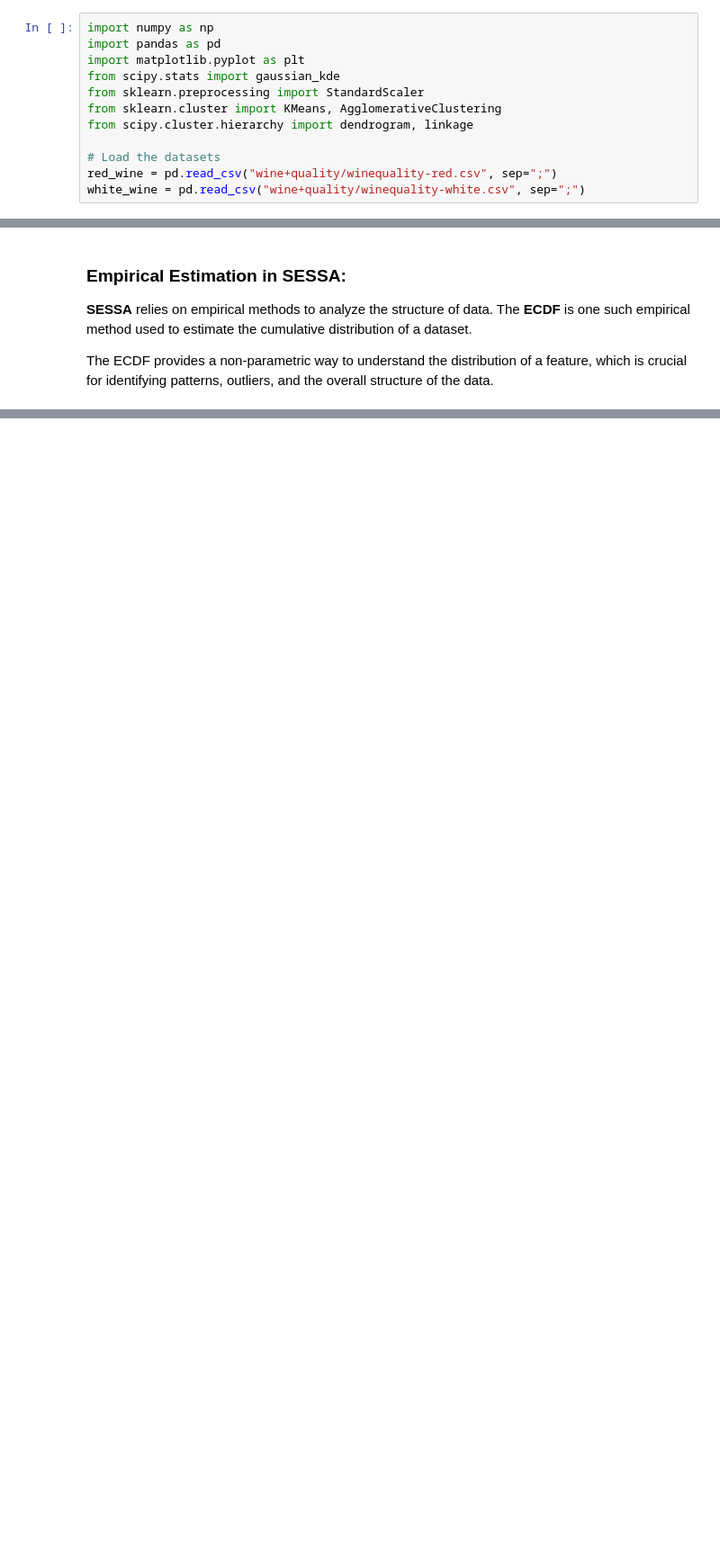
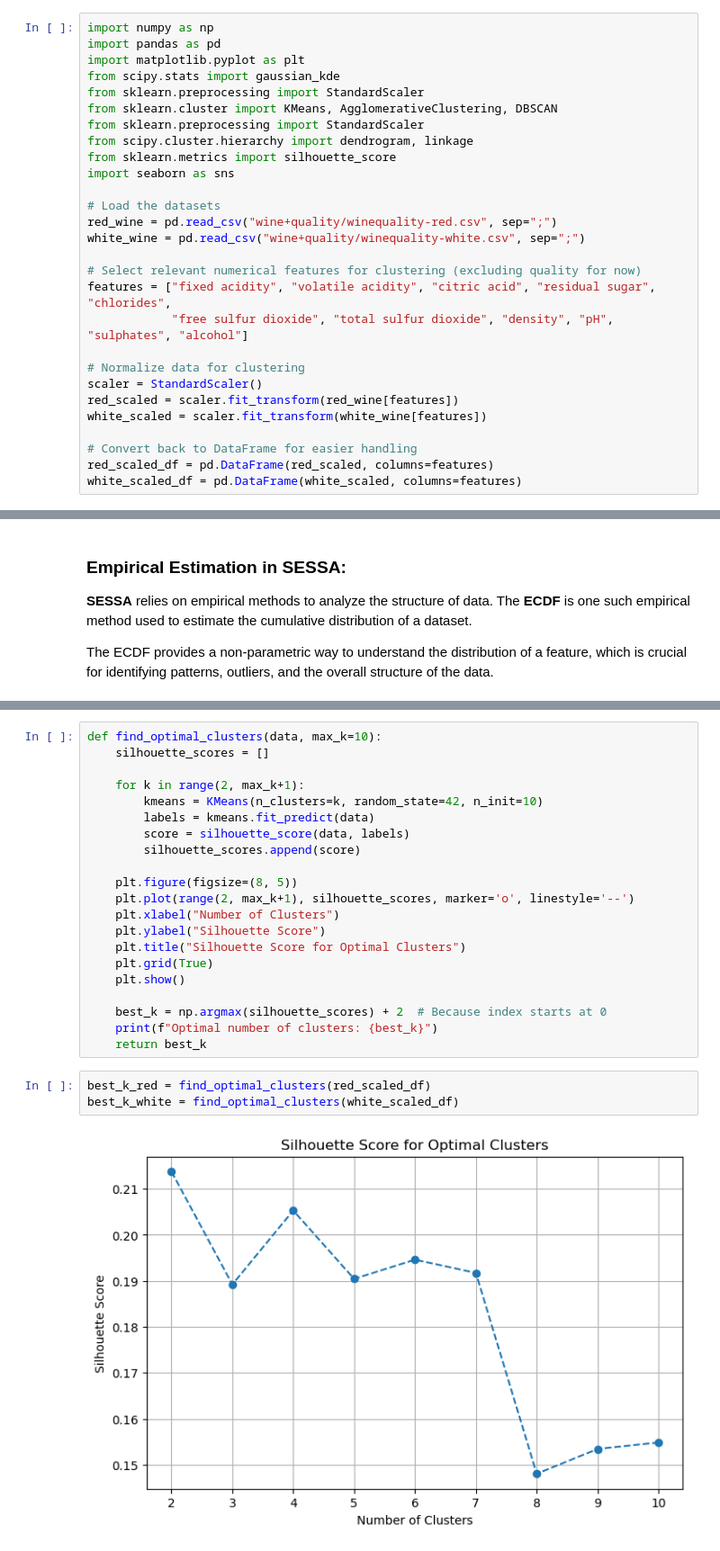
Before and after one commit to mykroble/Data_Analytics, a Jupyter notebook: sessa_assignment.ipynb, the cells around one changed output, grey strips where cells are left out. Shown at 90% size. Cells and saved outputs as stored; diff of their text form; blank space fills up the shorter version.

```diff
--- a/sessa_assignment.ipynb
+++ b/sessa_assignment.ipynb
@@ -6,9 +6,25 @@ import pandas as pd
 import matplotlib.pyplot as plt
 from scipy.stats import gaussian_kde
 from sklearn.preprocessing import StandardScaler
-from sklearn.cluster import KMeans, AgglomerativeClustering
+from sklearn.cluster import KMeans, AgglomerativeClustering, DBSCAN
+from sklearn.preprocessing import StandardScaler
 from scipy.cluster.hierarchy import dendrogram, linkage
+from sklearn.metrics import silhouette_score
+import seaborn as sns
 
 # Load the datasets
 red_wine = pd.read_csv("wine+quality/winequality-red.csv", sep=";")
 white_wine = pd.read_csv("wine+quality/winequality-white.csv", sep=";")
+
+# Select relevant numerical features for clustering (excluding quality for now)
+features = ["fixed acidity", "volatile acidity", "citric acid", "residual sugar", "chlorides",
+            "free sulfur dioxide", "total sulfur dioxide", "density", "pH", "sulphates", "alcohol"]
+
+# Normalize data for clustering
+scaler = StandardScaler()
+red_scaled = scaler.fit_transform(red_wine[features])
+white_scaled = scaler.fit_transform(white_wine[features])
+
+# Convert back to DataFrame for easier handling
+red_scaled_df = pd.DataFrame(red_scaled, columns=features)
+white_scaled_df = pd.DataFrame(white_scaled, columns=features)
@@ -169,0 +113,26 @@ NameError: name 'lower_percentile' is not defined
+# %%
+def find_optimal_clusters(data, max_k=10):
+    silhouette_scores = []
+
+    for k in range(2, max_k+1):
+        kmeans = KMeans(n_clusters=k, random_state=42, n_init=10)
+        labels = kmeans.fit_predict(data)
+        score = silhouette_score(data, labels)
+        silhouette_scores.append(score)
+
+    plt.figure(figsize=(8, 5))
+    plt.plot(range(2, max_k+1), silhouette_scores, marker='o', linestyle='--')
+    plt.xlabel("Number of Clusters")
+    plt.ylabel("Silhouette Score")
+    plt.title("Silhouette Score for Optimal Clusters")
+    plt.grid(True)
+    plt.show()
+
+    best_k = np.argmax(silhouette_scores) + 2  # Because index starts at 0
+    print(f"Optimal number of clusters: {best_k}")
+    return best_k
+# %%
+best_k_red = find_optimal_clusters(red_scaled_df)
+best_k_white = find_optimal_clusters(white_scaled_df)
+# %% [output]
+[figure, added]
```
Also changed, not shown: parts of 21 cells of this notebook.
